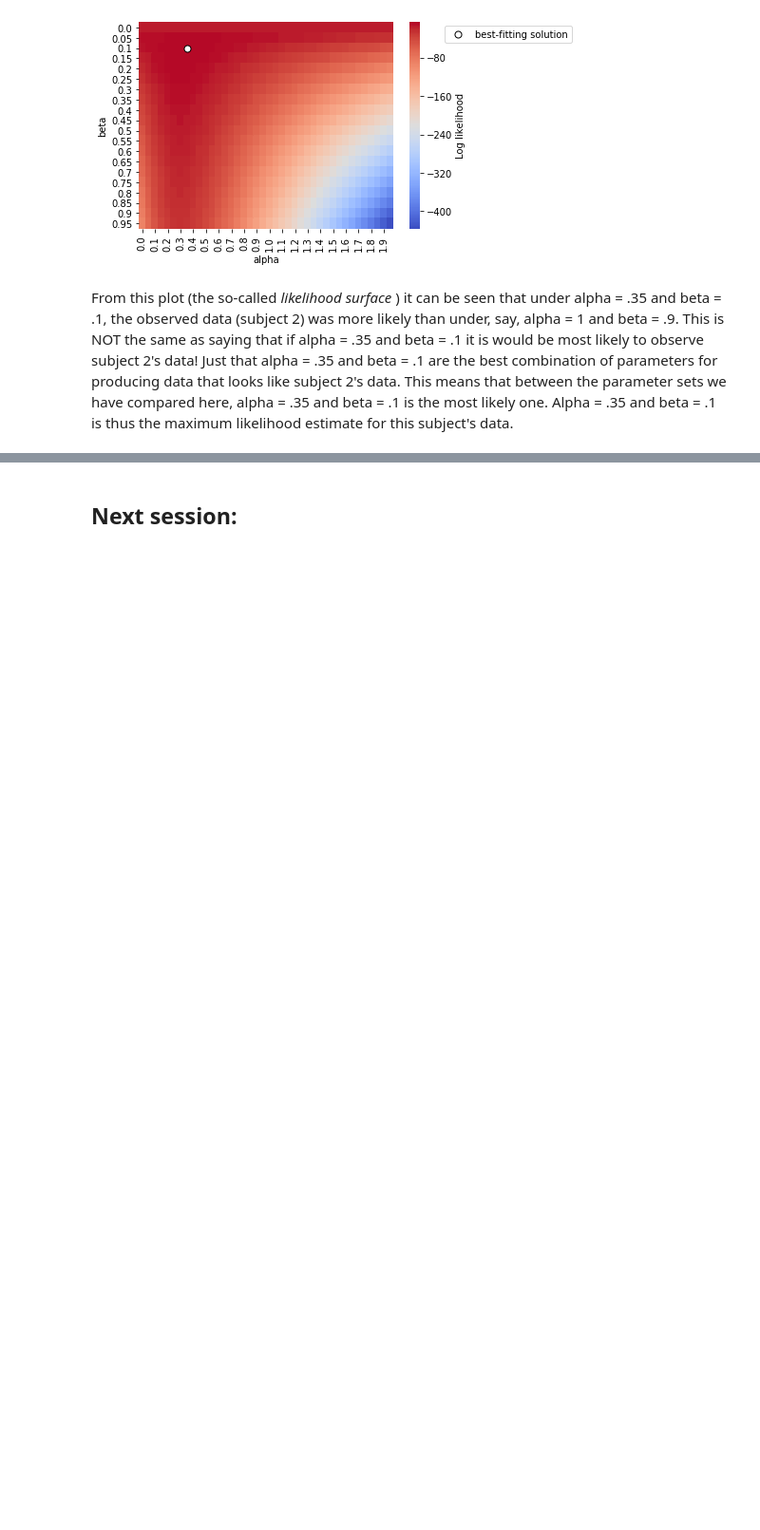
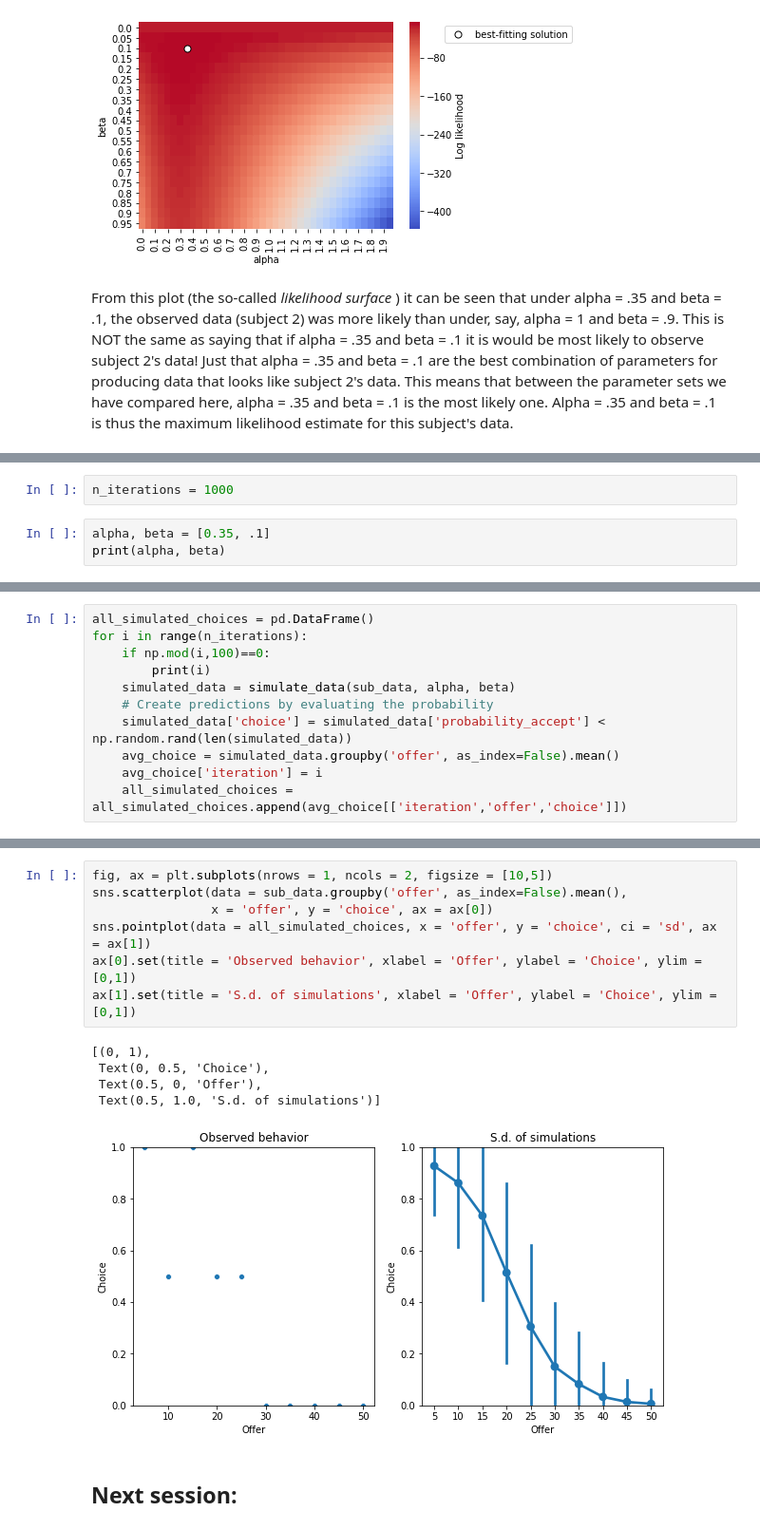
Before and after one commit to jeroenvanbaar/Computational_modeling_tutorial, a Jupyter notebook: 3.Choice_rules_and_likelihood.ipynb, the cells around one changed output, grey strips where cells are left out. Shown: that part at 95% size. Drawn from its saved outputs; the diff is of its cells as text; blank space fills up the shorter version.

```diff
--- a/3.Choice_rules_and_likelihood.ipynb
+++ b/3.Choice_rules_and_likelihood.ipynb
@@ -306,0 +389,5 @@ If anyone can find a colormap that brings out the interesting part of the likeli
+# %%
+n_iterations = 1000
+# %%
+alpha, beta = [0.35, .1]
+print(alpha, beta)
@@ -306,0 +396,11 @@ If anyone can find a colormap that brings out the interesting part of the likeli
+# %%
+all_simulated_choices = pd.DataFrame()
+for i in range(n_iterations):
+    if np.mod(i,100)==0:
+        print(i)
+    simulated_data = simulate_data(sub_data, alpha, beta)
+    # Create predictions by evaluating the probability
+    simulated_data['choice'] = simulated_data['probability_accept'] < np.random.rand(len(simulated_data))
+    avg_choice = simulated_data.groupby('offer', as_index=False).mean()
+    avg_choice['iteration'] = i
+    all_simulated_choices = all_simulated_choices.append(avg_choice[['iteration','offer','choice']])
@@ -307,3 +418,16 @@ If anyone can find a colormap that brings out the interesting part of the likeli
+# %%
+fig, ax = plt.subplots(nrows = 1, ncols = 2, figsize = [10,5])
+sns.scatterplot(data = sub_data.groupby('offer', as_index=False).mean(),
+                x = 'offer', y = 'choice', ax = ax[0])
+sns.pointplot(data = all_simulated_choices, x = 'offer', y = 'choice', ci = 'sd', ax = ax[1])
+ax[0].set(title = 'Observed behavior', xlabel = 'Offer', ylabel = 'Choice', ylim = [0,1])
+ax[1].set(title = 'S.d. of simulations', xlabel = 'Offer', ylabel = 'Choice', ylim = [0,1])
+# %% [output]
+[(0, 1),
+ Text(0, 0.5, 'Choice'),
+ Text(0.5, 0, 'Offer'),
+ Text(0.5, 1.0, 'S.d. of simulations')]
+[figure, added]
 # %% [markdown]
 ## Next session:
 # %% [markdown]
```
Also changed, not shown: parts of 26 cells of this notebook.
